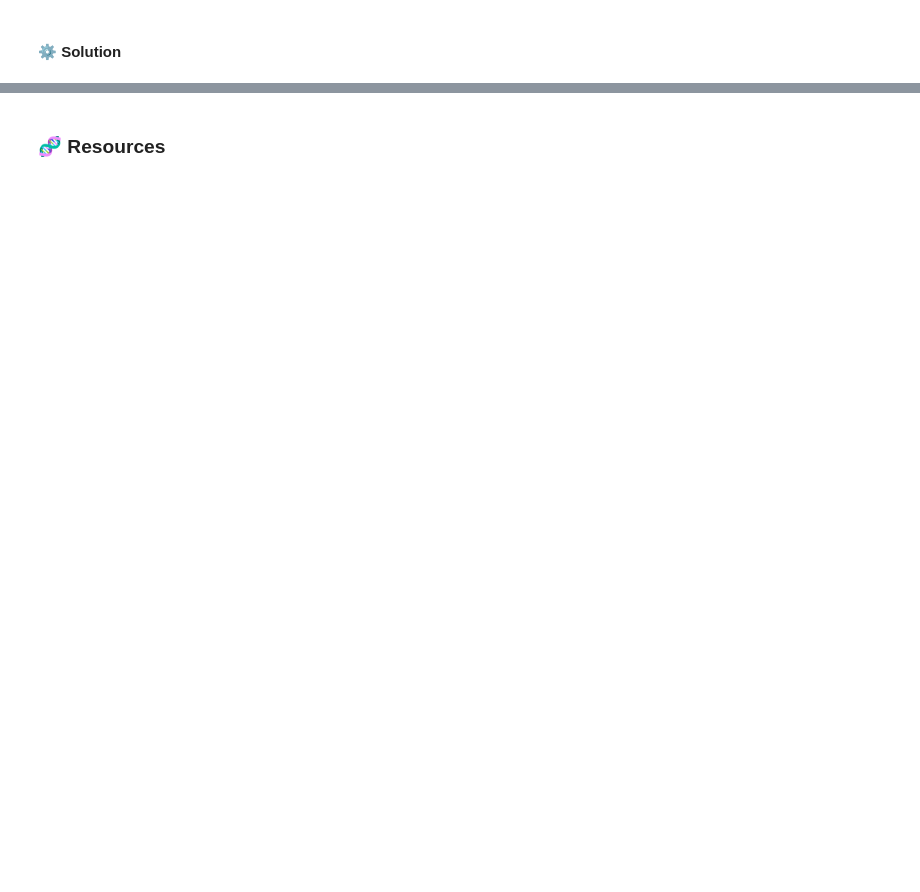
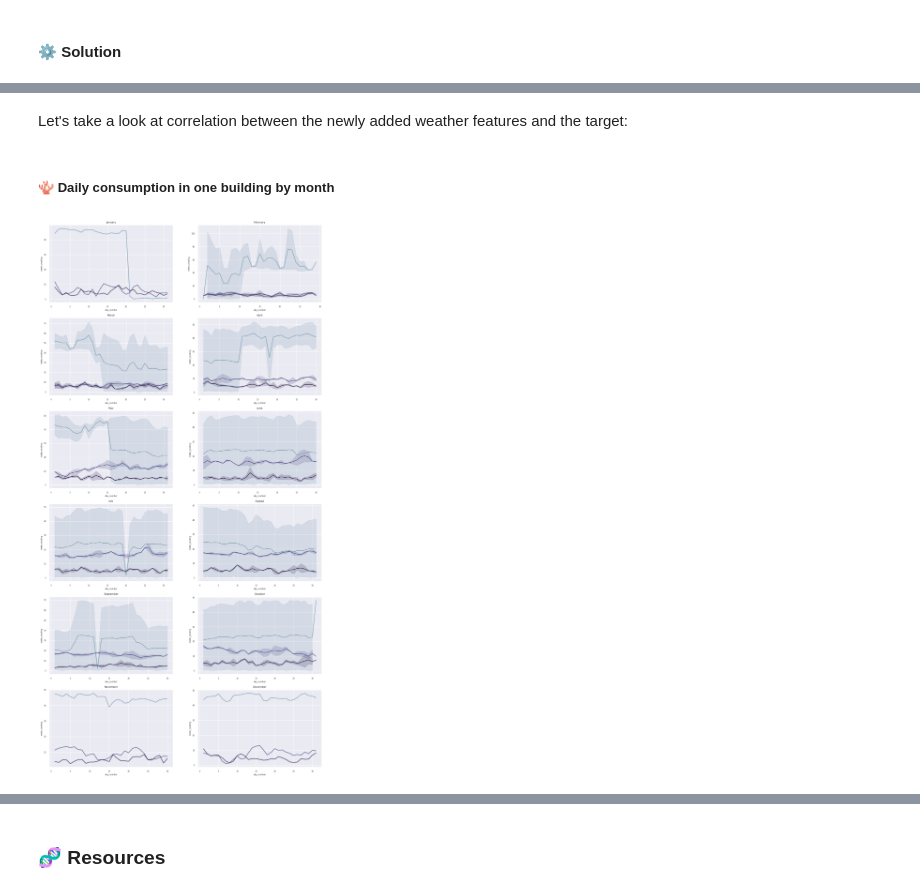
Before and after one commit to STASYA00/IAAC2024_tutorials, a Jupyter notebook: notebooks/06_time_series.ipynb, the cells around one changed output, grey strips where cells are left out. Cells and saved outputs as stored; diff of their text form; code cells hidden in the pictures; blank space fills up the shorter version.

```diff
--- a/notebooks/06_time_series.ipynb
+++ b/notebooks/06_time_series.ipynb
@@ -123,2 +441,17 @@ print(scores)
 # %% [markdown]
 #### ⚙️ Solution
+# %%
+site_ids = weather["site_id"].unique()
+dfs = []
+
+for site_id in site_ids:
+    w_stats = weather.loc[weather["site_id"]==site_id].set_index("day").resample('D')[['airTemperature',
+                                                                        "windSpeed"]].agg(['min', 'max', "mean"]).to_records()
+    w_stats_df = pd.DataFrame(w_stats)
+    w_stats_df["site_id"] = site_id
+    dfs.append(w_stats_df)
+
+w_df = pd.concat(dfs, axis=0)  # concatenating the resulting dataframes to have one
+
+print("Shape:", w_df.shape)
+w_df.head()
@@ -124,0 +475,3 @@ print(scores)
+# %%
+full_df = full_df.merge(w_df, how="left", on=["day", "site_id"])
+full_df.head()
@@ -124,0 +486,11 @@ print(scores)
+# %%
+names = ["airtemp_min",
+         "airtemp_max",
+         "airtemp_mean",
+         "windspeed_min",
+         "windspeed_max",
+         "windspeed_mean"]
+
+_n = {c : n for c, n in zip(full_df.columns[-6:], names)}
+full_df = full_df.rename(columns=_n)
+full_df.head()
@@ -124,0 +505,21 @@ print(scores)
+# %% [markdown]
+Let's take a look at correlation between the newly added weather features and the target:
+# %% [markdown]
+##### 🪸 Daily consumption in one building by month
+# %%
+sns.set(font_scale=0.5, rc={'figure.figsize':(25,8)})
+fig, axes = plt.subplots(6, 2, figsize=(15, 30))
+colors = np.array([
+    [124, 158, 178],
+    [82,82,140],
+    [55,37,84]
+])
+
+for i in range(12):
+    for j, col in enumerate([target, "airtemp_mean","windspeed_mean"]):
+        sns.lineplot(data=full_df.loc[full_df["building_id"]==2].loc[full_df["meter"]==0].loc[full_df["month"]==i+1],
+                    x="day_number", y=col, ax=axes[int(i/2)][i%2], color=colors[j]/255.)
+
+    axes[int(i/2)][i%2].set_title(calendar.month_name[i+1], fontsize=8)
+# %% [output]
+[figure, added]
```
Also changed, not shown: parts of 105 cells of this notebook, 2 other files.
